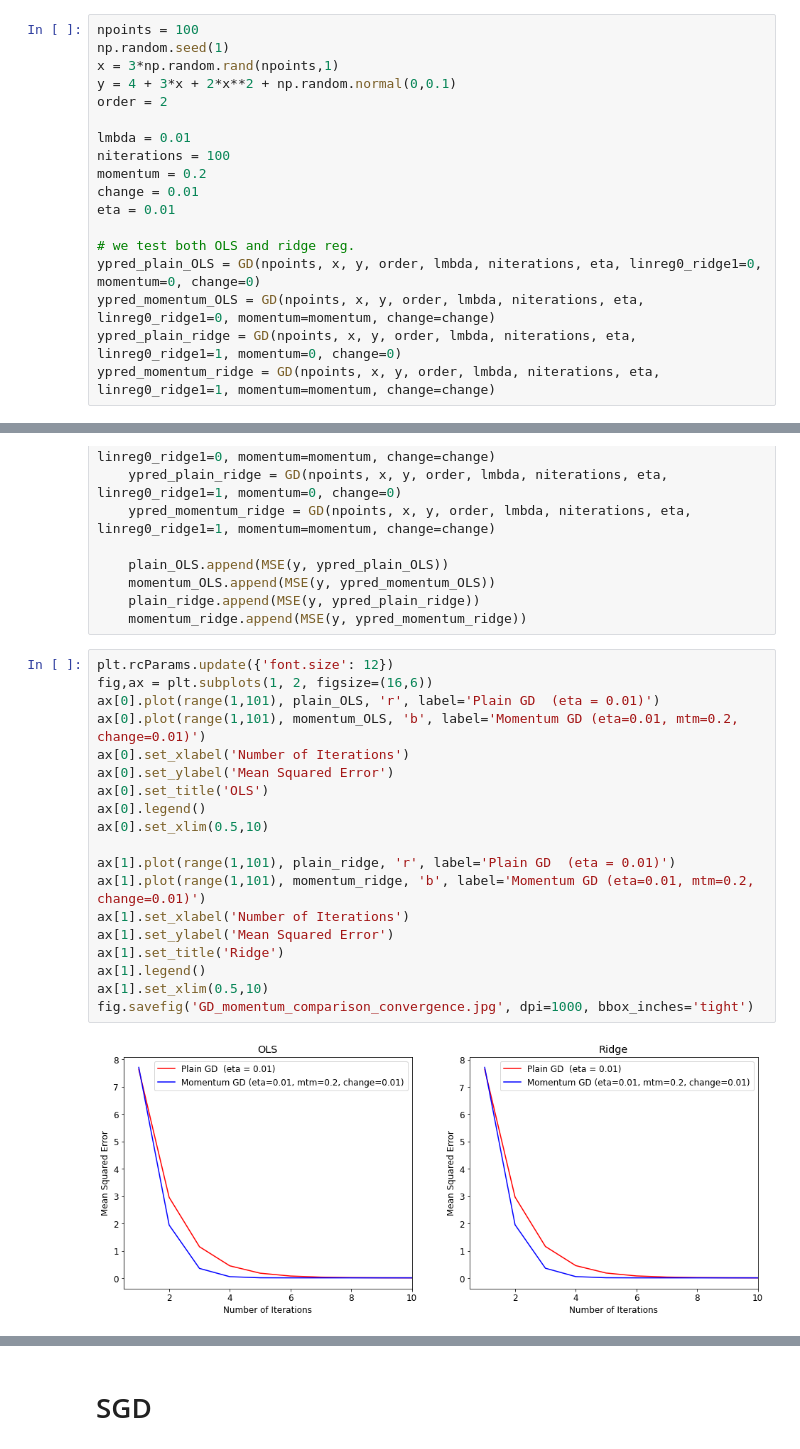
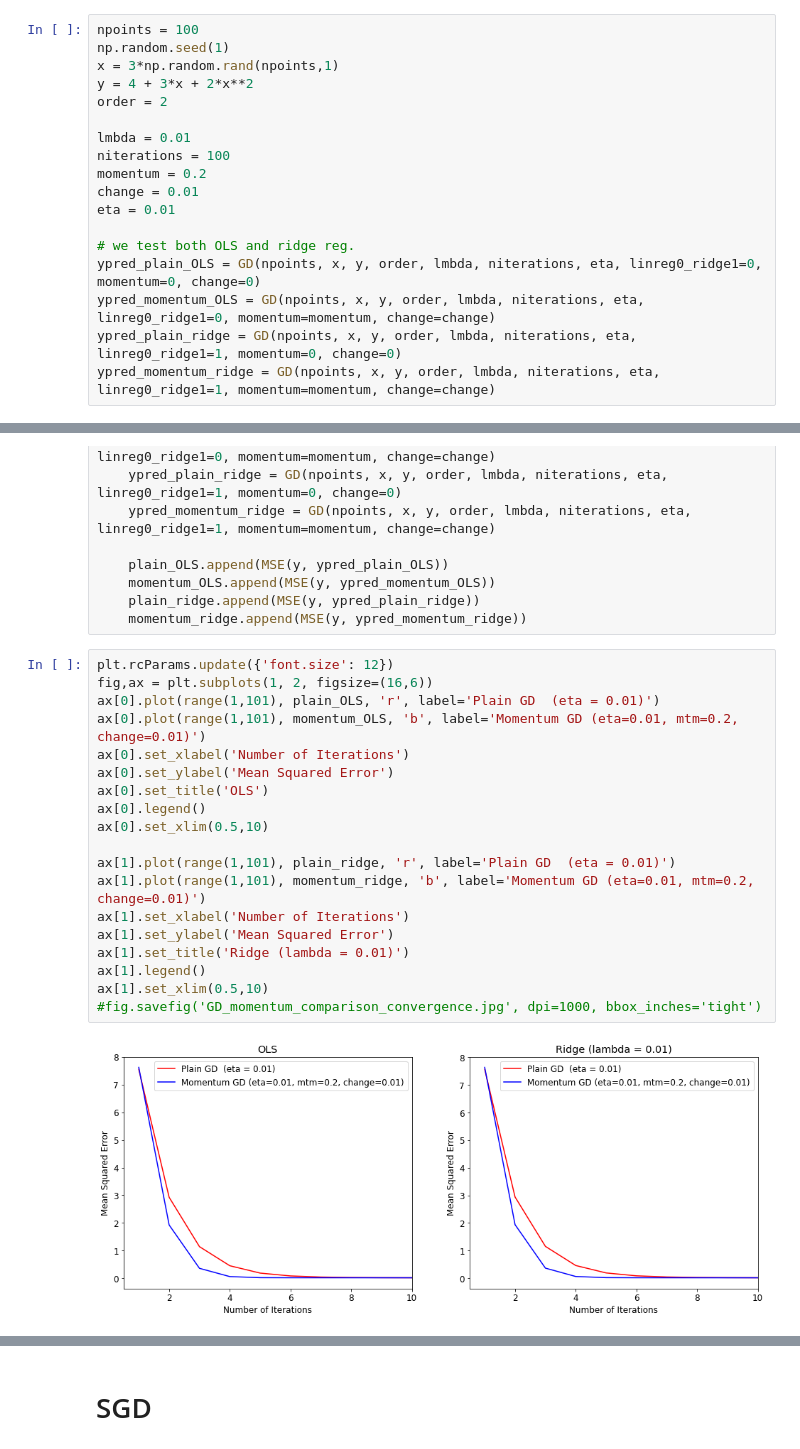
Before and after one commit to orhuff/FYS-STK-4155-Project2-Neural-Networks, a Jupyter notebook: code/gradient_descent.ipynb, the cells around one changed output, grey strips where cells are left out. Cells and saved outputs as stored; diff of their text form.

```diff
--- a/code/gradient_descent.ipynb
+++ b/code/gradient_descent.ipynb
@@ -137,7 +137,7 @@ fig.savefig('GD_plain_manual_tuning.jpg', dpi=1000, bbox_inches='tight')
 npoints = 100
 np.random.seed(1)
 x = 3*np.random.rand(npoints,1)
-y = 4 + 3*x + 2*x**2 + np.random.normal(0,0.1)
+y = 4 + 3*x + 2*x**2
 order = 2
 
 lmbda = 0.01
@@ -170,24 +170,24 @@ for niterations in range(1, 101):
 # %%
 plt.rcParams.update({'font.size': 12})
 fig,ax = plt.subplots(1, 2, figsize=(16,6))
 ax[0].plot(range(1,101), plain_OLS, 'r', label='Plain GD  (eta = 0.01)')
 ax[0].plot(range(1,101), momentum_OLS, 'b', label='Momentum GD (eta=0.01, mtm=0.2, change=0.01)')
 ax[0].set_xlabel('Number of Iterations')
 ax[0].set_ylabel('Mean Squared Error')
 ax[0].set_title('OLS')
 ax[0].legend()
 ax[0].set_xlim(0.5,10)
 
 ax[1].plot(range(1,101), plain_ridge, 'r', label='Plain GD  (eta = 0.01)')
 ax[1].plot(range(1,101), momentum_ridge, 'b', label='Momentum GD (eta=0.01, mtm=0.2, change=0.01)')
 ax[1].set_xlabel('Number of Iterations')
 ax[1].set_ylabel('Mean Squared Error')
-ax[1].set_title('Ridge')
+ax[1].set_title('Ridge (lambda = 0.01)')
 ax[1].legend()
 ax[1].set_xlim(0.5,10)
-fig.savefig('GD_momentum_comparison_convergence.jpg', dpi=1000, bbox_inches='tight')
+#fig.savefig('GD_momentum_comparison_convergence.jpg', dpi=1000, bbox_inches='tight')
 # %% [output]
-[figure, old version]
+[figure, new version]
 # %%
 fig,ax = plt.subplots(2, 2, figsize=(16,12))
 ax[0,0].plot(x, ypred_plain_OLS, 'ro', label='Plain GD')
```
Also changed, not shown: parts of 9 cells of this notebook, 3 other files.
